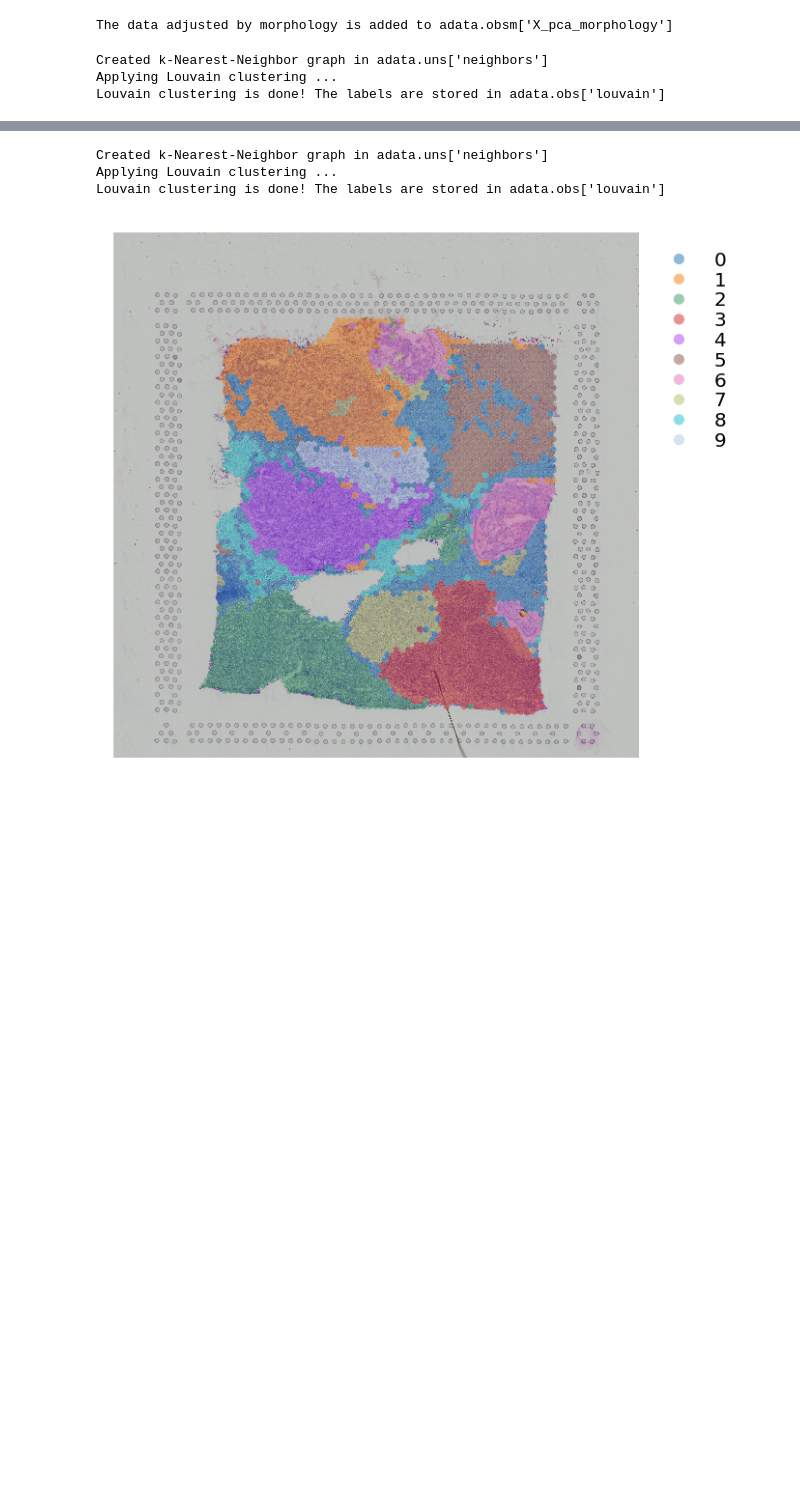
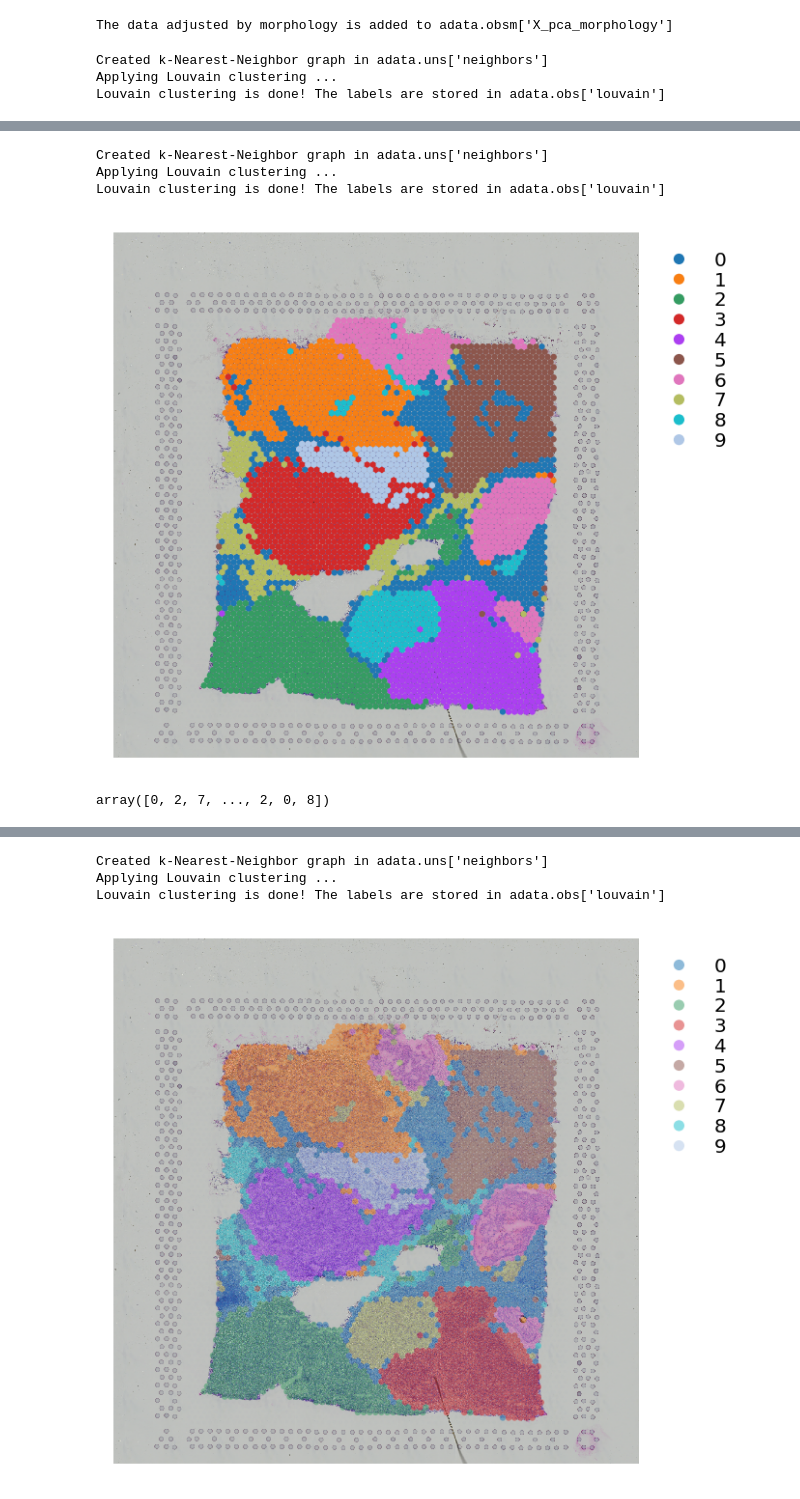
Before and after one commit to BiomedicalMachineLearning/stLearn, a Jupyter notebook: Breast-cancer-test-morphology.ipynb, the cells around one changed output, grey strips where cells are left out. Drawn from its saved outputs; the diff is of its cells as text; code cells hidden in the pictures; blank space fills up the shorter version.

Commit message:
Fix method bug

```diff
--- a/Breast-cancer-test-morphology.ipynb
+++ b/Breast-cancer-test-morphology.ipynb
@@ -66,0 +59,10 @@ st.pl.cluster_plot(data,use_label="louvain",data_alpha=0.5)
+# %%
+#st.spatial.smooth.disk(data,rates=2,method="median",use_data="X_umap")
+st.pp.neighbors(data,n_neighbors=25,use_rep='X_pca')
+st.tl.clustering.louvain(data,key_added="louvain2")
+st.pl.cluster_plot(data,use_label="louvain2",data_alpha=1)
+# %% [output]
+Created k-Nearest-Neighbor graph in adata.uns['neighbors']
+Applying Louvain clustering ...
+Louvain clustering is done! The labels are stored in adata.obs['louvain']
+[figure, added]
@@ -66,0 +72,4 @@ st.pl.cluster_plot(data,use_label="louvain",data_alpha=0.5)
+# %%
+seurat_cluster.values.reshape(1,-1)[0]
+# %% [output]
+array([0, 2, 7, ..., 2, 0, 8])
```
Also changed, not shown: parts of 14 cells of this notebook, 2 other files.
